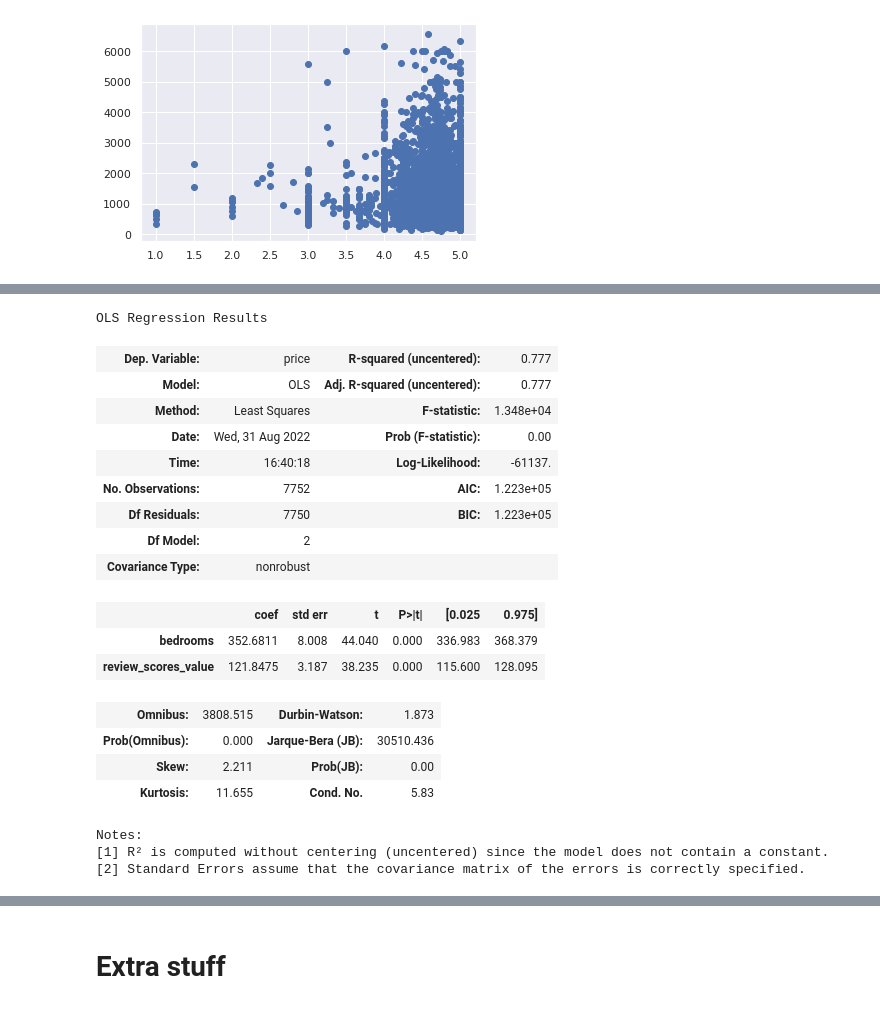
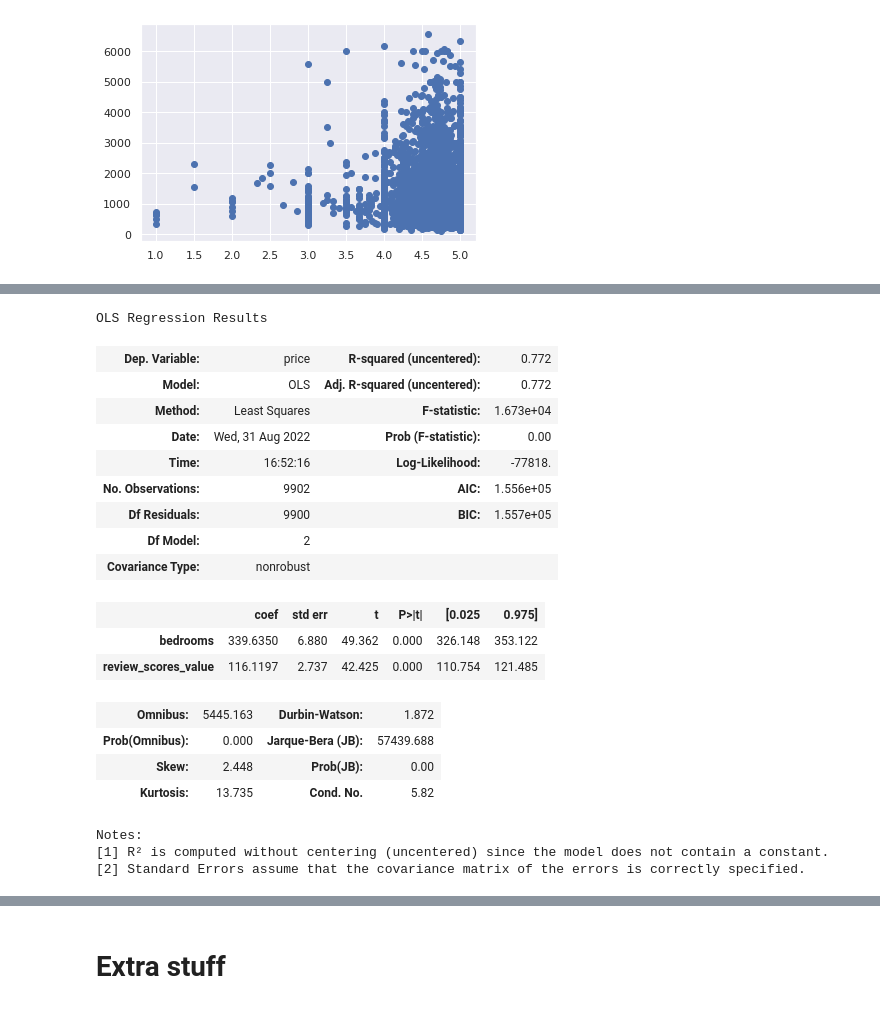
Before and after one commit to ia-nechaev/ds4b-stats, a Jupyter notebook: Statistics_refresher_ds4b_2022.ipynb, the cells around one changed output, grey strips where cells are left out. Cells and saved outputs as stored; diff of their text form; code cells hidden in the pictures.

```diff
--- a/Statistics_refresher_ds4b_2022.ipynb
+++ b/Statistics_refresher_ds4b_2022.ipynb
@@ -521,3 +521,6 @@ plt.boxplot(olsdata_filtered['price'])
 plt.show()
 # %% [output]
 [figure]
+# %%
+olsdata_nona=olsdata_filtered.dropna(subset=['review_scores_value','number_of_reviews'])
+olsdata_nona.info()
@@ -546,4 +563,2 @@ Model intercept: 583.0368006902374
-# %%
-olsdata_nona=olsdata_filtered.dropna(how='any', axis=0)
 # %%
 import statsmodels.api as sm
@@ -572,29 +590,30 @@ Notes:
 [1] R² is computed without centering (uncentered) since the model does not contain a constant.
 [2] Standard Errors assume that the covariance matrix of the errors is correctly specified.
 # %%
-x = olsdata_nona[['bedrooms','review_scores_value']]
+x = olsdata_nona[['bedrooms', 'review_scores_value']]
 y = olsdata_nona.price
+
 modelsm2=sm.OLS(y, x)
-m2s=modelsm2.fit().summary()
-m2s
+m2s=modelsm2.fit()
+m2s.summary()
 # %% [output]
 OLS Regression Results
-| Dep. Variable: | price | R-squared (uncentered): | 0.777 |
-| Model: | OLS | Adj. R-squared (uncentered): | 0.777 |
-| Method: | Least Squares | F-statistic: | 1.348e+04 |
+| Dep. Variable: | price | R-squared (uncentered): | 0.772 |
+| Model: | OLS | Adj. R-squared (uncentered): | 0.772 |
+| Method: | Least Squares | F-statistic: | 1.673e+04 |
 | Date: | Wed, 31 Aug 2022 | Prob (F-statistic): | 0.00 |
-| Time: | 16:40:18 | Log-Likelihood: | -61137. |
-| No. Observations: | 7752 | AIC: | 1.223e+05 |
-| Df Residuals: | 7750 | BIC: | 1.223e+05 |
+| Time: | 16:52:16 | Log-Likelihood: | -77818. |
+| No. Observations: | 9902 | AIC: | 1.556e+05 |
+| Df Residuals: | 9900 | BIC: | 1.557e+05 |
 | Df Model: | 2 |  |  |
 | Covariance Type: | nonrobust |  |  |
 |  | coef | std err | t | P>|t| | [0.025 | 0.975] |
-| bedrooms | 352.6811 | 8.008 | 44.040 | 0.000 | 336.983 | 368.379 |
-| review_scores_value | 121.8475 | 3.187 | 38.235 | 0.000 | 115.600 | 128.095 |
+| bedrooms | 339.6350 | 6.880 | 49.362 | 0.000 | 326.148 | 353.122 |
+| review_scores_value | 116.1197 | 2.737 | 42.425 | 0.000 | 110.754 | 121.485 |
-| Omnibus: | 3808.515 | Durbin-Watson: | 1.873 |
-| Prob(Omnibus): | 0.000 | Jarque-Bera (JB): | 30510.436 |
-| Skew: | 2.211 | Prob(JB): | 0.00 |
-| Kurtosis: | 11.655 | Cond. No. | 5.83 |
+| Omnibus: | 5445.163 | Durbin-Watson: | 1.872 |
+| Prob(Omnibus): | 0.000 | Jarque-Bera (JB): | 57439.688 |
+| Skew: | 2.448 | Prob(JB): | 0.00 |
+| Kurtosis: | 13.735 | Cond. No. | 5.82 |
 Notes:
 [1] R² is computed without centering (uncentered) since the model does not contain a constant.
 [2] Standard Errors assume that the covariance matrix of the errors is correctly specified.
```
Also changed, not shown: parts of 7 cells of this notebook.
